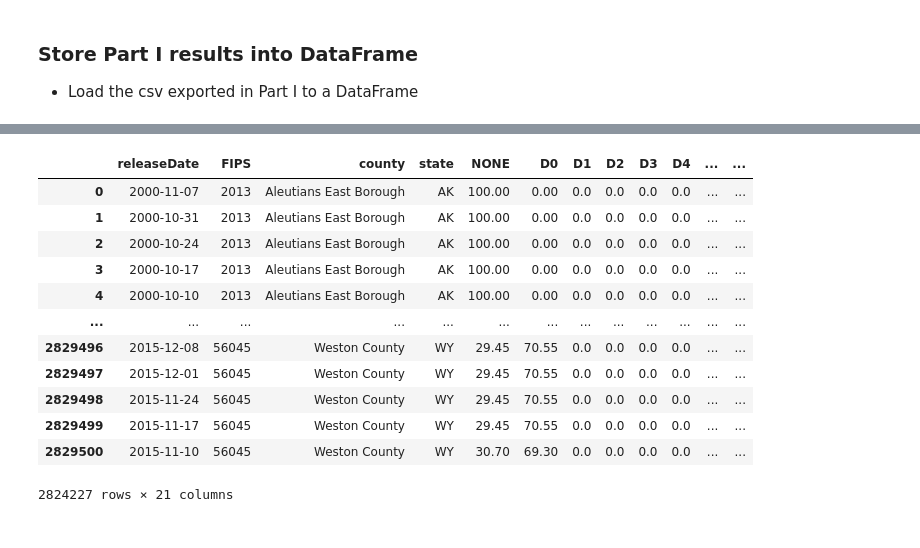
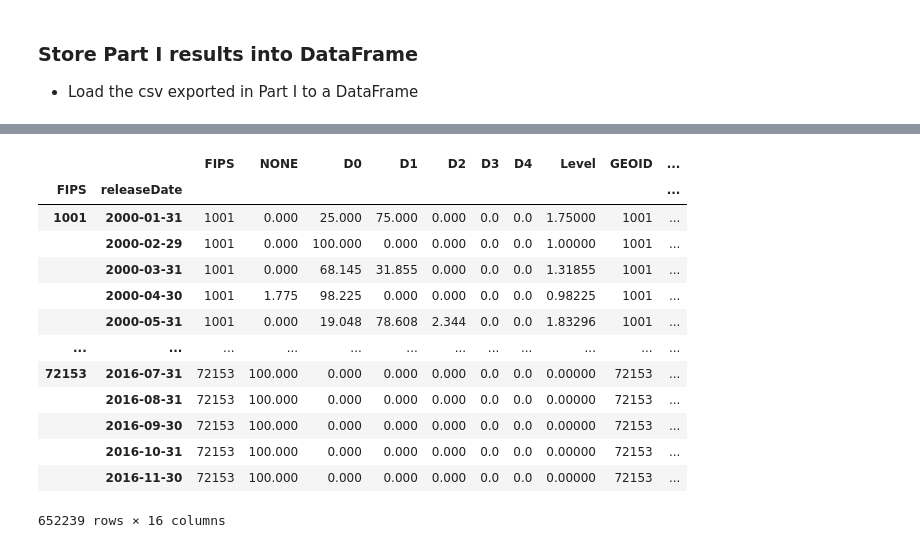
Before and after one commit to veraroberto/Project1_Droughts_USA, a Jupyter notebook: data_extraction.ipynb, the cells around one changed output, grey strips where cells are left out. Drawn from its saved outputs; the diff is of its cells as text; code cells hidden in the pictures.

Commit message:
Changed the output dataframe on the test notebook to include monthly mean data for easier use.

```diff
--- a/data_extraction.ipynb
+++ b/data_extraction.ipynb
@@ -64,2 +57,2 @@ county_df
 # %%
-droughtwcount_df=droughts_df.merge(county_df,how='left',on="FIPS")
+droughtwcount_df=pd.merge(droughts_df,county_df,how='inner',left_on="FIPS",right_on="GEOID",sort=False)
@@ -80,2 +58,0 @@ droughtwcount_df=droughts_df.merge(county_df,how='left',on="FIPS")
-# %%
-droughtwcount_df=droughtwcount_df.drop(columns=["NAME"])
@@ -84,3 +58,0 @@ KeyError: "['NAME'] not found in axis"
-# %%
-droughtwcount_df=droughtwcount_df.dropna()
-droughtwcount_df
@@ -101,17 +59,20 @@ droughtwcount_df
-# %%
-test=drought_data()
-test
-# %% [output]
-|  | releaseDate | FIPS | county | state | NONE | D0 | D1 | D2 | D3 | D4 | ... | ... |
-| 0 | 2000-11-07 | 2013 | Aleutians East Borough | AK | 100.00 | 0.00 | 0.0 | 0.0 | 0.0 | 0.0 | ... | ... |
-| 1 | 2000-10-31 | 2013 | Aleutians East Borough | AK | 100.00 | 0.00 | 0.0 | 0.0 | 0.0 | 0.0 | ... | ... |
-| 2 | 2000-10-24 | 2013 | Aleutians East Borough | AK | 100.00 | 0.00 | 0.0 | 0.0 | 0.0 | 0.0 | ... | ... |
-| 3 | 2000-10-17 | 2013 | Aleutians East Borough | AK | 100.00 | 0.00 | 0.0 | 0.0 | 0.0 | 0.0 | ... | ... |
-| 4 | 2000-10-10 | 2013 | Aleutians East Borough | AK | 100.00 | 0.00 | 0.0 | 0.0 | 0.0 | 0.0 | ... | ... |
-| ... | ... | ... | ... | ... | ... | ... | ... | ... | ... | ... | ... | ... |
-| 2829496 | 2015-12-08 | 56045 | Weston County | WY | 29.45 | 70.55 | 0.0 | 0.0 | 0.0 | 0.0 | ... | ... |
-| 2829497 | 2015-12-01 | 56045 | Weston County | WY | 29.45 | 70.55 | 0.0 | 0.0 | 0.0 | 0.0 | ... | ... |
-| 2829498 | 2015-11-24 | 56045 | Weston County | WY | 29.45 | 70.55 | 0.0 | 0.0 | 0.0 | 0.0 | ... | ... |
-| 2829499 | 2015-11-17 | 56045 | Weston County | WY | 29.45 | 70.55 | 0.0 | 0.0 | 0.0 | 0.0 | ... | ... |
-| 2829500 | 2015-11-10 | 56045 | Weston County | WY | 30.70 | 69.30 | 0.0 | 0.0 | 0.0 | 0.0 | ... | ... |
-2824227 rows × 21 columns
+# %%
+droughtwcount_dfm = droughtwcount_df.set_index('releaseDate').groupby(['FIPS']).resample('M').mean()
+# %%
+#droughtwcount_dfm = droughtwcount_df.set_index('releaseDate').groupby(['FIPS']).resample('M').mean()
+droughtwcount_dfm
+# %% [output]
+|  |  | FIPS | NONE | D0 | D1 | D2 | D3 | D4 | Level | GEOID | ... |
+| FIPS | releaseDate |  |  |  |  |  |  |  |  |  | ... |
+| 1001 | 2000-01-31 | 1001 | 0.000 | 25.000 | 75.000 | 0.000 | 0.0 | 0.0 | 1.75000 | 1001 | ... |
+|  | 2000-02-29 | 1001 | 0.000 | 100.000 | 0.000 | 0.000 | 0.0 | 0.0 | 1.00000 | 1001 | ... |
+|  | 2000-03-31 | 1001 | 0.000 | 68.145 | 31.855 | 0.000 | 0.0 | 0.0 | 1.31855 | 1001 | ... |
+|  | 2000-04-30 | 1001 | 1.775 | 98.225 | 0.000 | 0.000 | 0.0 | 0.0 | 0.98225 | 1001 | ... |
+|  | 2000-05-31 | 1001 | 0.000 | 19.048 | 78.608 | 2.344 | 0.0 | 0.0 | 1.83296 | 1001 | ... |
+| ... | ... | ... | ... | ... | ... | ... | ... | ... | ... | ... | ... |
+| 72153 | 2016-07-31 | 72153 | 100.000 | 0.000 | 0.000 | 0.000 | 0.0 | 0.0 | 0.00000 | 72153 | ... |
+|  | 2016-08-31 | 72153 | 100.000 | 0.000 | 0.000 | 0.000 | 0.0 | 0.0 | 0.00000 | 72153 | ... |
+|  | 2016-09-30 | 72153 | 100.000 | 0.000 | 0.000 | 0.000 | 0.0 | 0.0 | 0.00000 | 72153 | ... |
+|  | 2016-10-31 | 72153 | 100.000 | 0.000 | 0.000 | 0.000 | 0.0 | 0.0 | 0.00000 | 72153 | ... |
+|  | 2016-11-30 | 72153 | 100.000 | 0.000 | 0.000 | 0.000 | 0.0 | 0.0 | 0.00000 | 72153 | ... |
+652239 rows × 16 columns
```
Also changed, not shown: parts of 11 cells of this notebook.
